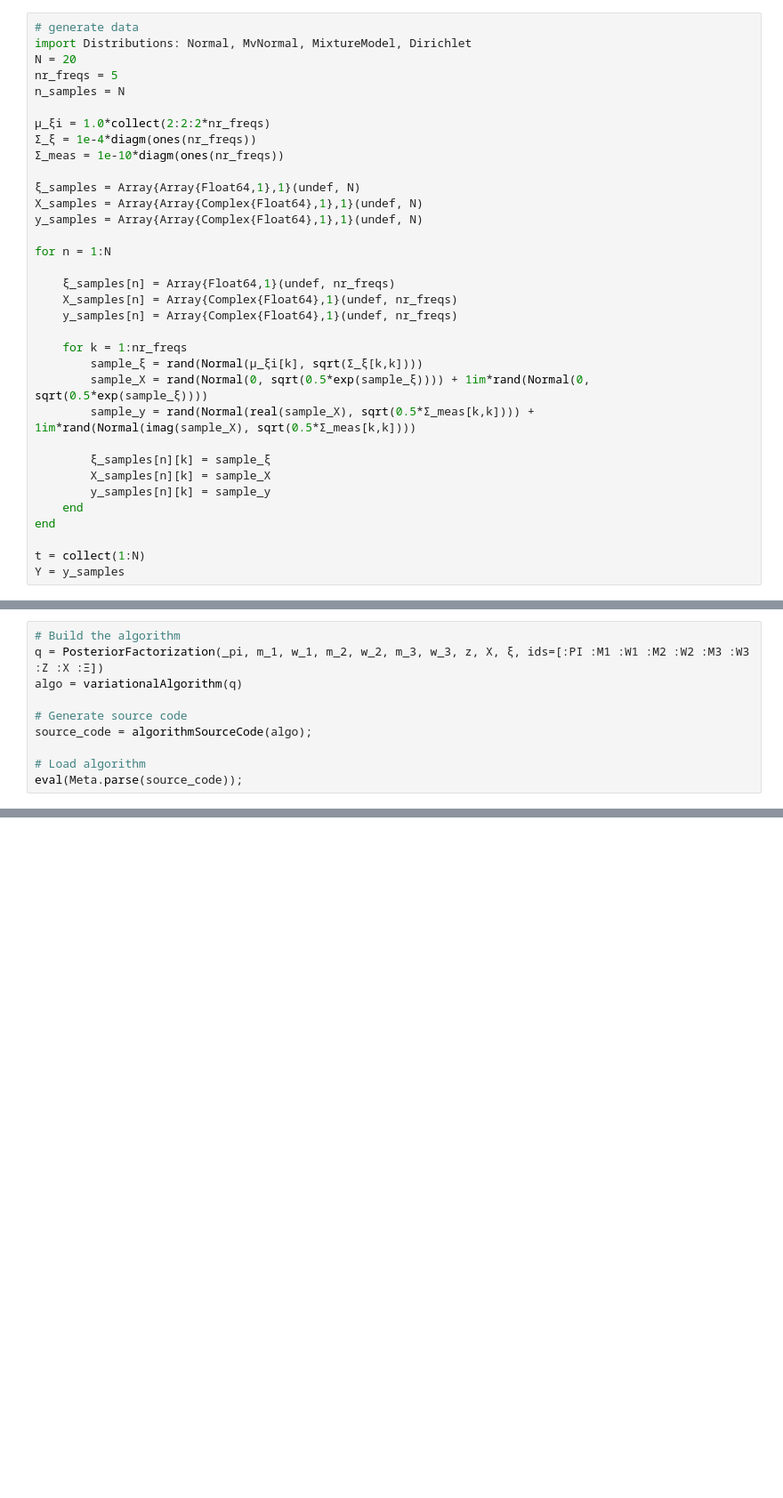
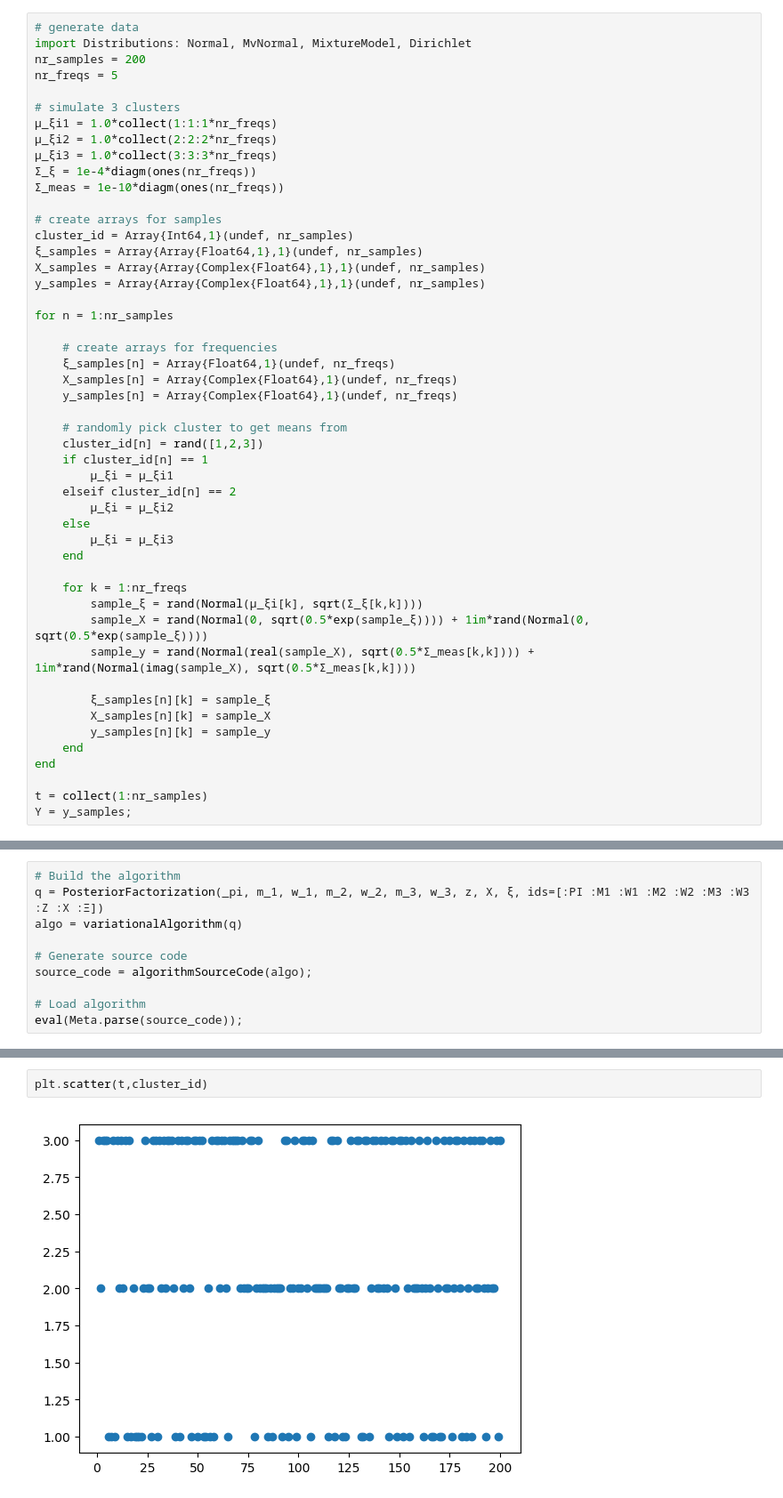
Before and after one commit to biaslab/SituatedSoundscaping, a Jupyter notebook: log-power_modelling/GSMM_HGF_synthetic.ipynb, the cells around one changed output, grey strips where cells are left out. Shown at 89% size. Saved outputs shown, nothing was run; the diff lists cells and outputs as text; blank space fills up the shorter version.

Commit message:
Update GSMM with 3 clusters (wip)

```diff
--- a/log-power_modelling/GSMM_HGF_synthetic.ipynb
+++ b/log-power_modelling/GSMM_HGF_synthetic.ipynb
@@ -23,23 +28,38 @@ em (generic function with 1 method)
 # %%
 # generate data
 import Distributions: Normal, MvNormal, MixtureModel, Dirichlet
-N = 20
+nr_samples = 200
 nr_freqs = 5
-n_samples = N
 
-μ_ξi = 1.0*collect(2:2:2*nr_freqs)
+# simulate 3 clusters
+μ_ξi1 = 1.0*collect(1:1:1*nr_freqs)
+μ_ξi2 = 1.0*collect(2:2:2*nr_freqs)
+μ_ξi3 = 1.0*collect(3:3:3*nr_freqs)
 Σ_ξ = 1e-4*diagm(ones(nr_freqs))
 Σ_meas = 1e-10*diagm(ones(nr_freqs))
 
-ξ_samples = Array{Array{Float64,1},1}(undef, N)
-X_samples = Array{Array{Complex{Float64},1},1}(undef, N)
-y_samples = Array{Array{Complex{Float64},1},1}(undef, N)
+# create arrays for samples
+cluster_id = Array{Int64,1}(undef, nr_samples)
+ξ_samples = Array{Array{Float64,1},1}(undef, nr_samples)
+X_samples = Array{Array{Complex{Float64},1},1}(undef, nr_samples)
+y_samples = Array{Array{Complex{Float64},1},1}(undef, nr_samples)
 
-for n = 1:N
+for n = 1:nr_samples
 
+    # create arrays for frequencies
     ξ_samples[n] = Array{Float64,1}(undef, nr_freqs)
     X_samples[n] = Array{Complex{Float64},1}(undef, nr_freqs)
     y_samples[n] = Array{Complex{Float64},1}(undef, nr_freqs)
+
+    # randomly pick cluster to get means from
+    cluster_id[n] = rand([1,2,3])
+    if cluster_id[n] == 1
+        μ_ξi = μ_ξi1
+    elseif cluster_id[n] == 2
+        μ_ξi = μ_ξi2
+    else
+        μ_ξi = μ_ξi3
+    end
 
     for k = 1:nr_freqs
         sample_ξ = rand(Normal(μ_ξi[k], sqrt(Σ_ξ[k,k])))
@@ -52,5 +72,5 @@ for n = 1:N
     end
 end
 
-t = collect(1:N)
-Y = y_samples
+t = collect(1:nr_samples)
+Y = y_samples;
@@ -217,0 +214,4 @@ mean(marginals[:m_3])
+# %%
+plt.scatter(t,cluster_id)
+# %% [output]
+[figure, added]
```
Also changed, not shown: parts of 22 cells of this notebook.
